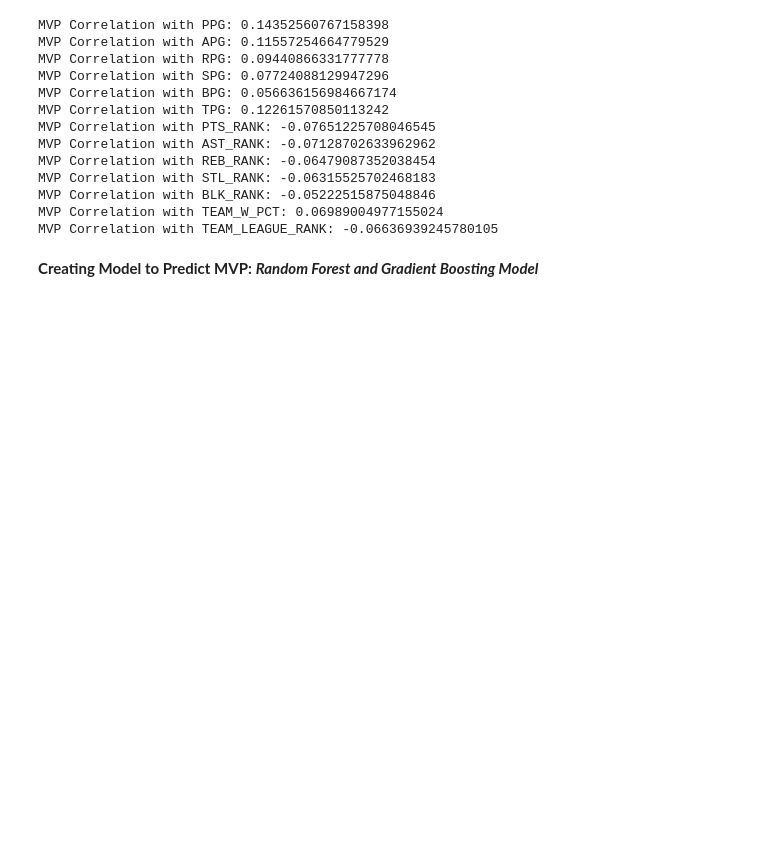
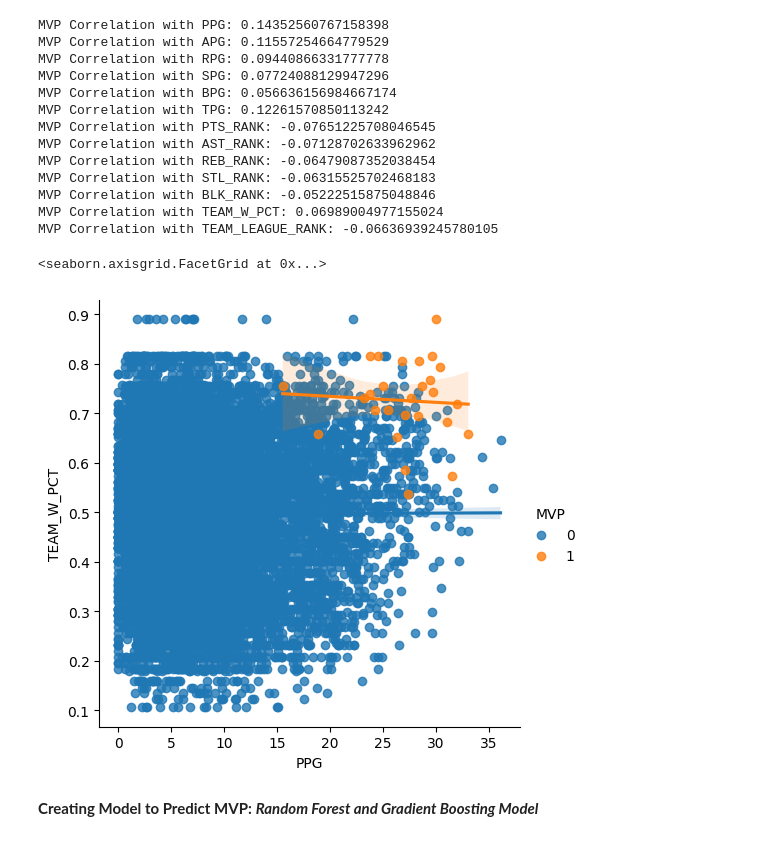
Before and after one commit to D-Aldana/SENG474-NBA_API, a Jupyter notebook: NBA-proj.ipynb, the cells around one changed output. Saved outputs shown, nothing was run; the diff lists cells and outputs as text; code cells hidden in the pictures; blank space fills up the shorter version.

```diff
--- a/NBA-proj.ipynb
+++ b/NBA-proj.ipynb
@@ -194,6 +194,11 @@ MVP Correlation with STL_RANK: -0.06315525702468183
 MVP Correlation with BLK_RANK: -0.05222515875048846
 MVP Correlation with TEAM_W_PCT: 0.06989004977155024
 MVP Correlation with TEAM_LEAGUE_RANK: -0.06636939245780105
+# %%
+sns.lmplot(x = 'PPG', y = 'TEAM_W_PCT', data=player_df, hue='MVP')
+# %% [output]
+<seaborn.axisgrid.FacetGrid at 0x...>
+[figure, added]
 # %% [markdown]
 **Creating Model to Predict MVP:**
 ***Random Forest and Gradient Boosting Model***
```
